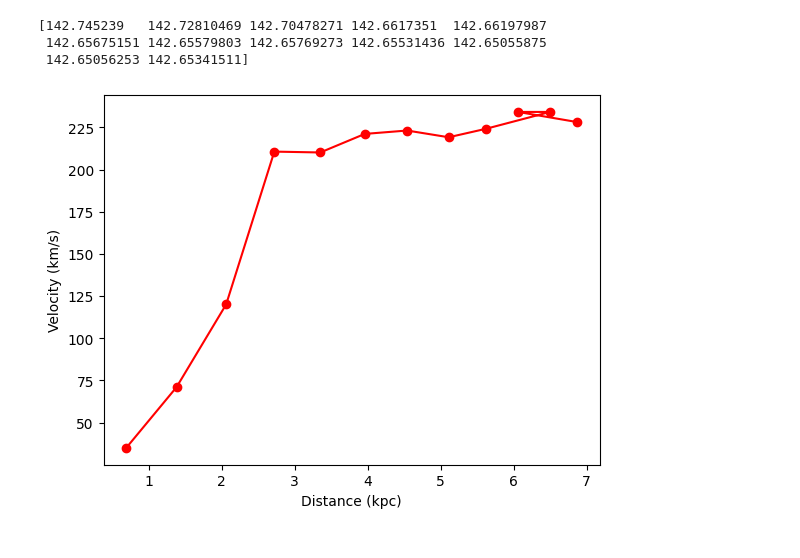
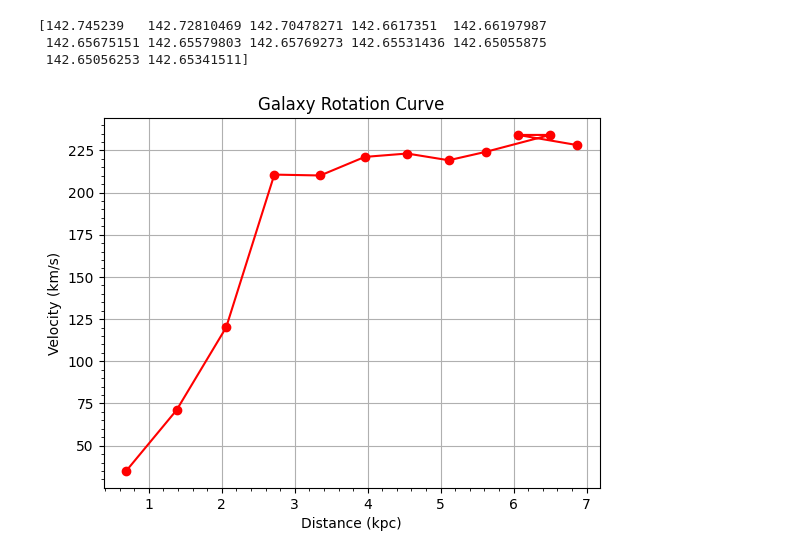
Before and after one commit to Darsh-A/KSP-Radio, a Jupyter notebook: Assign2/main.ipynb, the cells around one changed output. Saved outputs shown, nothing was run; the diff lists cells and outputs as text; code cells hidden in the pictures.

Commit message:
Finalizing Graphs

```diff
--- a/Assign2/main.ipynb
+++ b/Assign2/main.ipynb
@@ -51,9 +51,13 @@ for i in dist:
     filename = "../Assign2/galaxy_21cm_spectrum/spectrum_d_"+str(i)+"_kpc.txt"
     popt, pcov = curve_fit(gaussian, data(filename)[0], data(filename)[1], p0=p0)
     opt_wavelength.append(popt[1])
-    plt.plot(data(filename)[0], data(filename)[1])
+    plt.plot(data(filename)[0], data(filename)[1], label=str(i)+' kpc' )
     plt.plot(data(filename)[0], gaussian(data(filename)[0], *popt))
-    plt.xlabel('Wavelength (Hz)')
+    plt.xlabel('Wavelength (cm)')
     plt.ylabel('brightness (ergs/s/cm^2/sr/Hz)')
-    plt.show()
+    plt.legend()
+
+plt.grid()
+plt.minorticks_on()
+plt.show()
 # %% [output]
@@ -83,8 +76,11 @@ print(cent_freq)
 # %%
 plt.clf()
 plt.plot(dist, velc, 'ro-')
 plt.xlabel('Distance (kpc)')
 plt.ylabel('Velocity (km/s)')
+plt.title("Galaxy Rotation Curve")
+plt.grid()
+plt.minorticks_on()
 plt.show()
 # %% [output]
-[figure, old version]
+[figure, new version]
```
Also changed, not shown: parts of 2 cells of this notebook, 20 other files.
